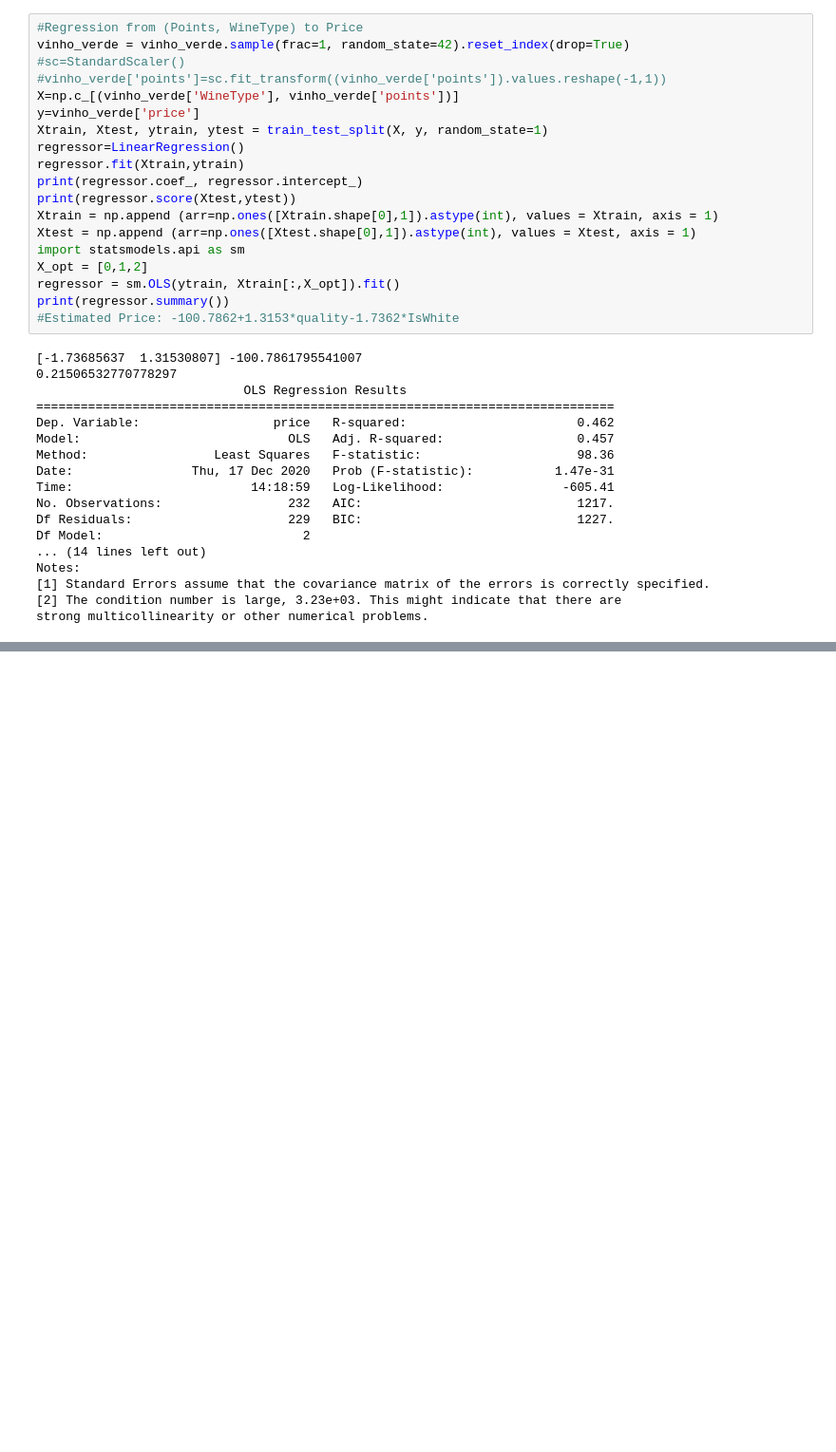
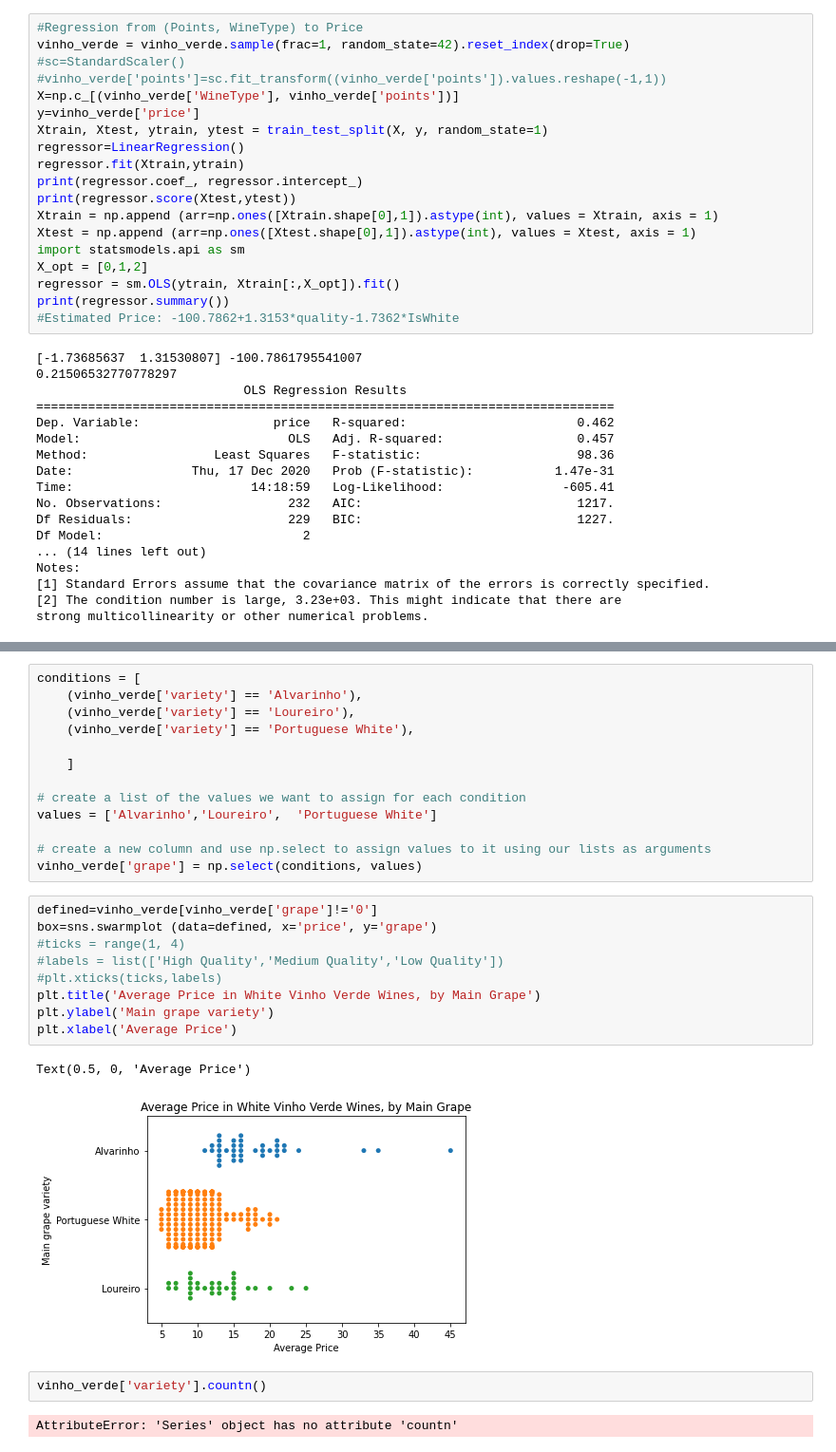
Before and after one commit to beugi19/Insights-on-Vinho-Verde-Quality, a Jupyter notebook: wine_sales.ipynb, the cells around one changed output, grey strips where cells are left out. Shown: that part at 95% size. Drawn from its saved outputs; the diff is of its cells as text; blank space fills up the shorter version.

```diff
--- a/wine_sales.ipynb
+++ b/wine_sales.ipynb
@@ -323,0 +397,29 @@ strong multicollinearity or other numerical problems.
+# %%
+conditions = [
+    (vinho_verde['variety'] == 'Alvarinho'),
+    (vinho_verde['variety'] == 'Loureiro'),
+    (vinho_verde['variety'] == 'Portuguese White'),
+
+    ]
+
+# create a list of the values we want to assign for each condition
+values = ['Alvarinho','Loureiro',  'Portuguese White']
+
+# create a new column and use np.select to assign values to it using our lists as arguments
+vinho_verde['grape'] = np.select(conditions, values)
+# %%
+defined=vinho_verde[vinho_verde['grape']!='0']
+box=sns.swarmplot (data=defined, x='price', y='grape')
+#ticks = range(1, 4)
+#labels = list(['High Quality','Medium Quality','Low Quality'])
+#plt.xticks(ticks,labels)
+plt.title('Average Price in White Vinho Verde Wines, by Main Grape')
+plt.ylabel('Main grape variety')
+plt.xlabel('Average Price')
+# %% [output]
+Text(0.5, 0, 'Average Price')
+[figure, added]
+# %%
+vinho_verde['variety'].countn()
+# %% [output]
+AttributeError: 'Series' object has no attribute 'countn'
```
Also changed, not shown: parts of 7 cells of this notebook, 1 other file.
